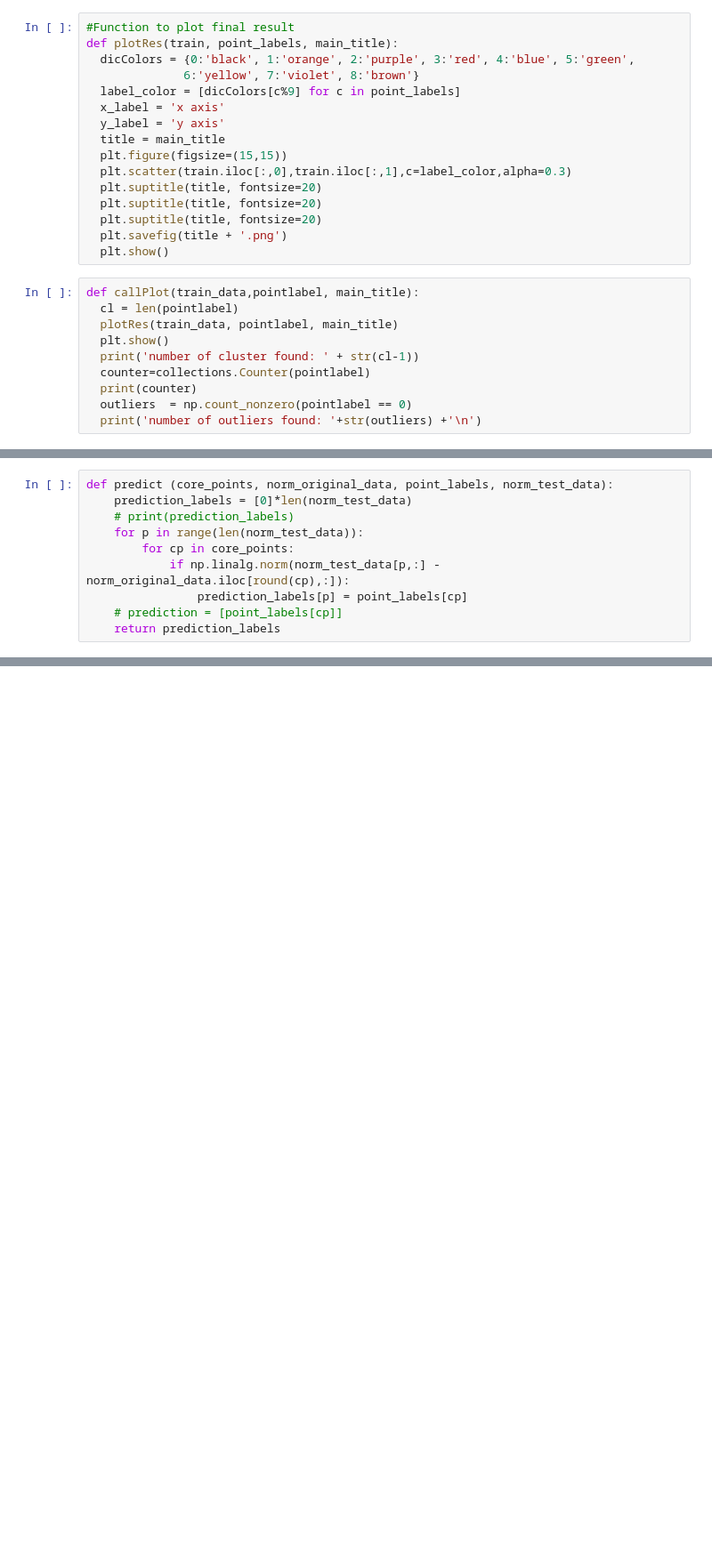
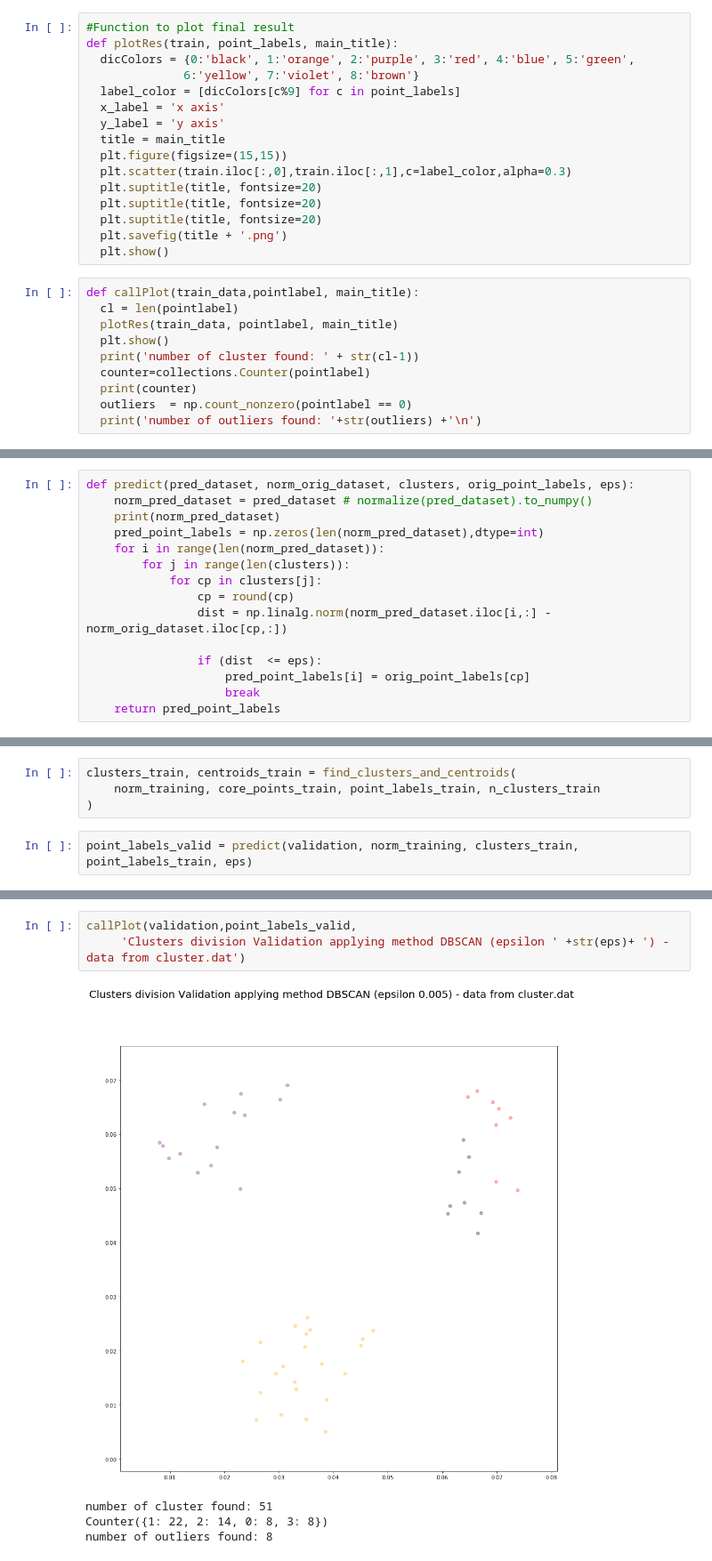
Before and after one commit to ianloron00/MachineLearning, a Jupyter notebook: P1/effDBSCAN.ipynb, the cells around one changed output, grey strips where cells are left out. Shown at 89% size. Saved outputs shown, nothing was run; the diff lists cells and outputs as text; blank space fills up the shorter version.

```diff
--- a/P1/effDBSCAN.ipynb
+++ b/P1/effDBSCAN.ipynb
@@ -193,10 +177,15 @@ AttributeError: 'numpy.ndarray' object has no attribute 'iloc'
 # %%
-def predict (core_points, norm_original_data, point_labels, norm_test_data):
-    prediction_labels = [0]*len(norm_test_data)
-    # print(prediction_labels)
-    for p in range(len(norm_test_data)):
-        for cp in core_points:
-            if np.linalg.norm(norm_test_data[p,:] - norm_original_data.iloc[round(cp),:]):
-                prediction_labels[p] = point_labels[cp]
-    # prediction = [point_labels[cp]]
-    return prediction_labels
+def predict(pred_dataset, norm_orig_dataset, clusters, orig_point_labels, eps):
+    norm_pred_dataset = pred_dataset # normalize(pred_dataset).to_numpy()
+    print(norm_pred_dataset)
+    pred_point_labels = np.zeros(len(norm_pred_dataset),dtype=int)
+    for i in range(len(norm_pred_dataset)):
+        for j in range(len(clusters)):
+            for cp in clusters[j]:
+                cp = round(cp)
+                dist = np.linalg.norm(norm_pred_dataset.iloc[i,:] - norm_orig_dataset.iloc[cp,:])
+
+                if (dist  <= eps):
+                    pred_point_labels[i] = orig_point_labels[cp]
+                    break
+    return pred_point_labels
@@ -202,0 +232,6 @@ def predict (core_points, norm_original_data, point_labels, norm_test_data):
+# %%
+clusters_train, centroids_train = find_clusters_and_centroids(
+    norm_training, core_points_train, point_labels_train, n_clusters_train
+)
+# %%
+point_labels_valid = predict(validation, norm_training, clusters_train, point_labels_train, eps)
@@ -202,0 +310,8 @@ def predict (core_points, norm_original_data, point_labels, norm_test_data):
+# %%
+callPlot(validation,point_labels_valid,
+     'Clusters division Validation applying method DBSCAN (epsilon ' +str(eps)+ ') - data from cluster.dat')
+# %% [output]
+[figure, added]
+number of cluster found: 51
+Counter({1: 22, 2: 14, 0: 8, 3: 8})
+number of outliers found: 8
```
Also changed, not shown: parts of 29 cells of this notebook.
